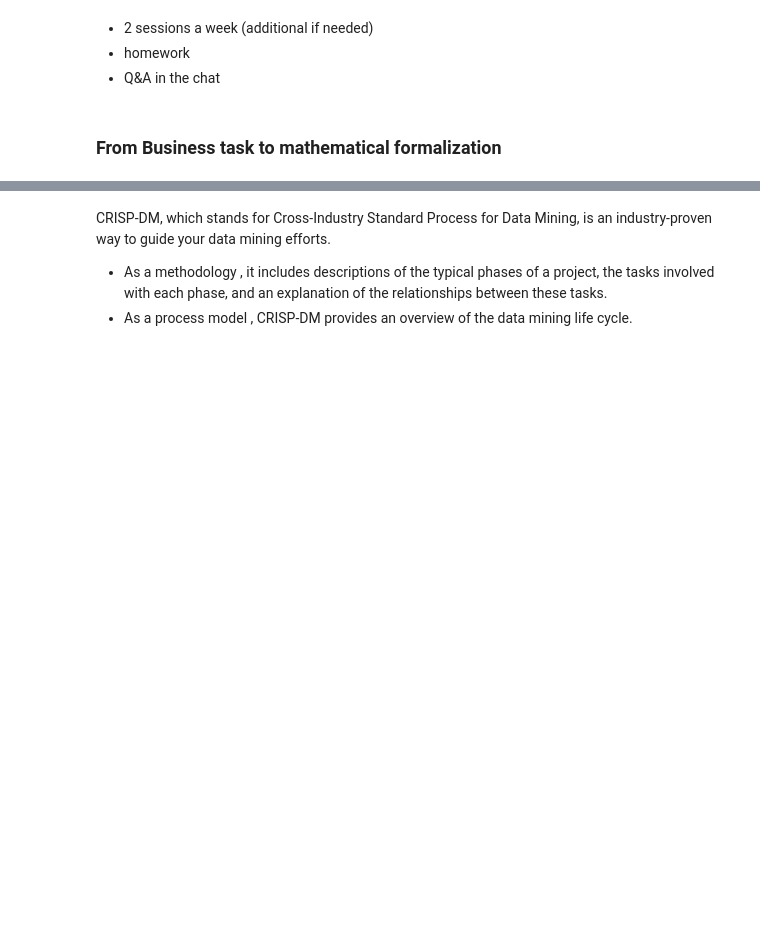
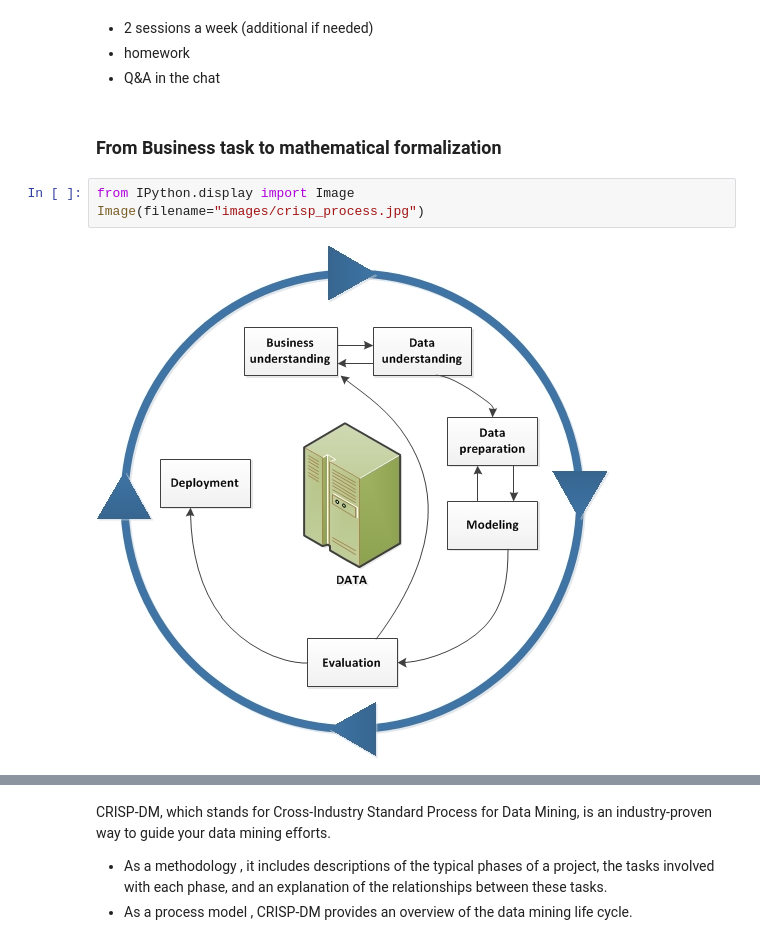
Before and after one commit to VSydorskyy/ai_house_fake_news_detection, a Jupyter notebook: Week_1_Intro_and_data_scrapping/Session_1_Intro.ipynb, the cells around one changed output, grey strips where cells are left out. Saved outputs shown, nothing was run; the diff lists cells and outputs as text; blank space fills up the shorter version.

```diff
--- a/Week_1_Intro_and_data_scrapping/Session_1_Intro.ipynb
+++ b/Week_1_Intro_and_data_scrapping/Session_1_Intro.ipynb
@@ -14,4 +14,9 @@
 - Q&A in the chat
 # %% [markdown]
 ### From Business task to mathematical formalization
+# %%
+from IPython.display import Image
+Image(filename="images/crisp_process.jpg")
+# %% [output]
+[figure, added]
 # %% [markdown]
```
Also changed, not shown: parts of 1 cell of this notebook.
